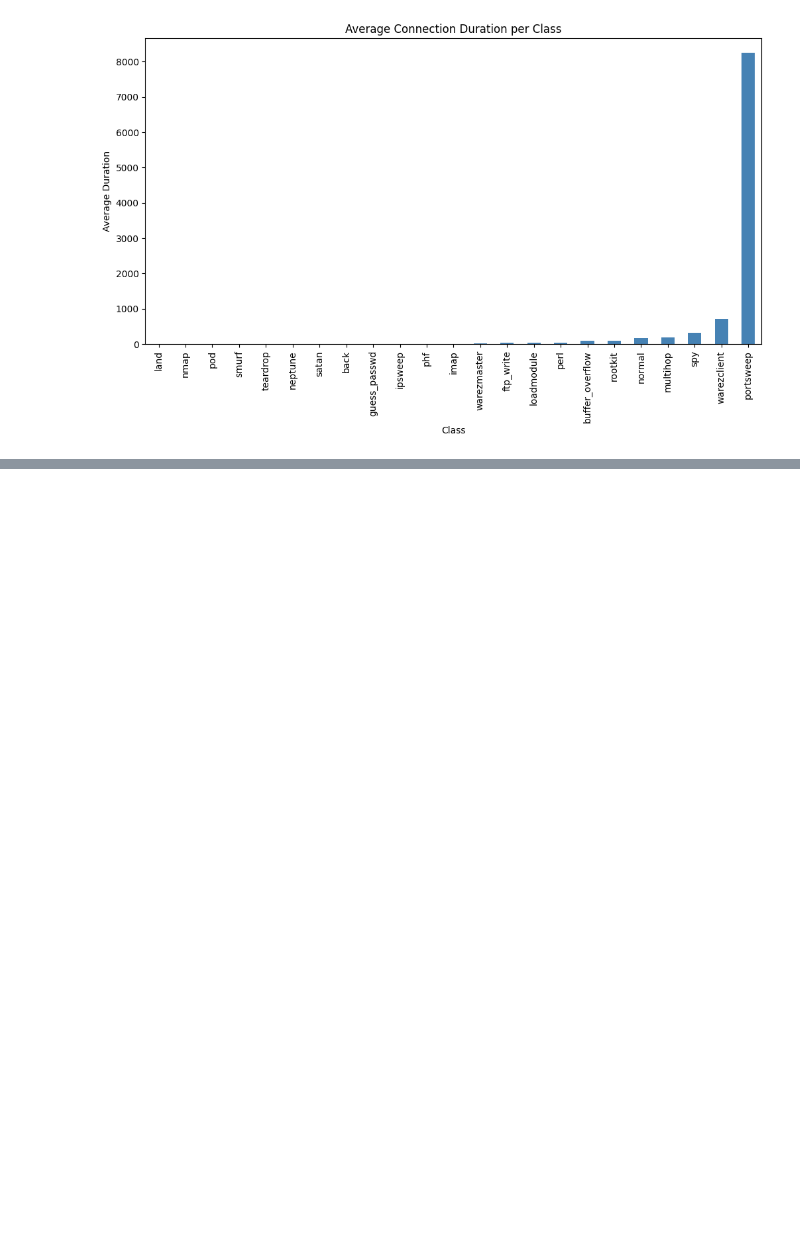
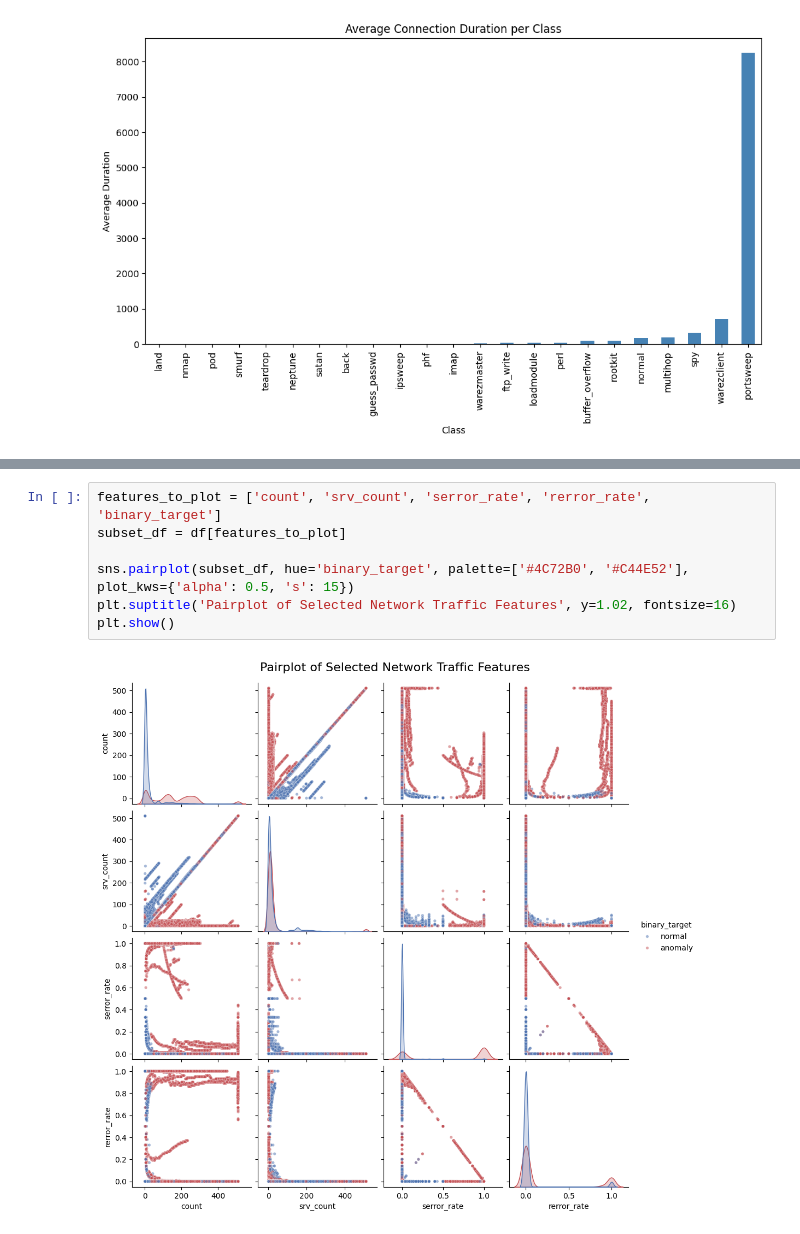
Before and after one commit to mailech/SentinelNet-AI-Powered-Network-Intrusion-Detection-System-, a Jupyter notebook: Exploratory_Data_Analysis.ipynb, the cells around one changed output, grey strips where cells are left out. Drawn from its saved outputs; the diff is of its cells as text; blank space fills up the shorter version.

```diff
--- a/Exploratory_Data_Analysis.ipynb
+++ b/Exploratory_Data_Analysis.ipynb
@@ -335,0 +429,9 @@ Name: duration, dtype: float64
+# %%
+features_to_plot = ['count', 'srv_count', 'serror_rate', 'rerror_rate', 'binary_target']
+subset_df = df[features_to_plot]
+
+sns.pairplot(subset_df, hue='binary_target', palette=['#4C72B0', '#C44E52'], plot_kws={'alpha': 0.5, 's': 15})
+plt.suptitle('Pairplot of Selected Network Traffic Features', y=1.02, fontsize=16)
+plt.show()
+# %% [output]
+[figure, added]
```
Also changed, not shown: parts of 8 cells of this notebook, 2 other files.
